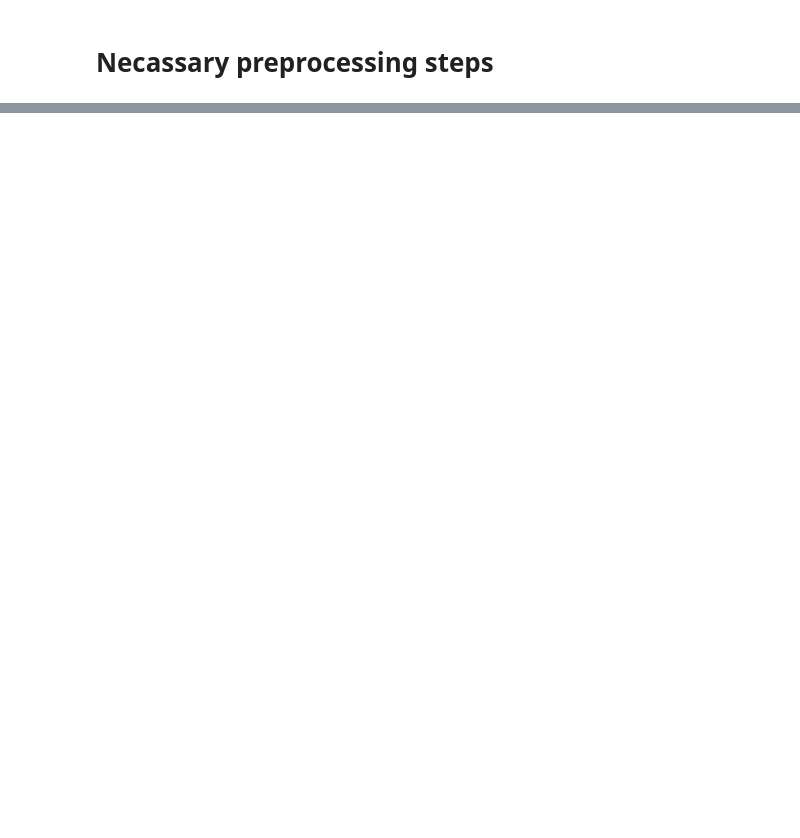
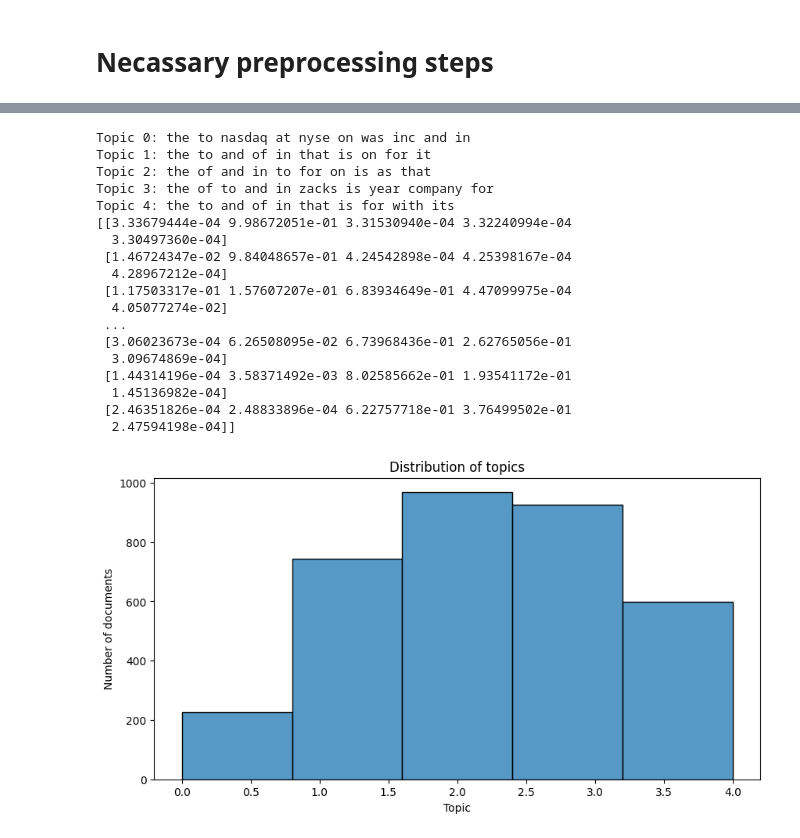
Before and after one commit to ifepechigo/Natural_Language_Processing, a Jupyter notebook: first_iteration.ipynb, the cells around one changed output, grey strips where cells are left out. Saved outputs shown, nothing was run; the diff lists cells and outputs as text; code cells hidden in the pictures; blank space fills up the shorter version.

Commit message:
Initial preprocessing first iter + LDA with a plot we don't understand but looks cool

```diff
--- a/first_iteration.ipynb
+++ b/first_iteration.ipynb
@@ -43,0 +66,15 @@ nvidia_df = df[df['title'].str.contains('NVIDIA|NVDA', case=False, na=False) |
+# %%
+#Pre processing steps
+def preprocess_text_iteration1(text):
+    text = text.strip()
+    # Replace URLs with an empty string
+    re.sub(r'http\S+|www\S+|https\S+', '', text, flags=re.MULTILINE)
+    words = word_tokenize(text.lower())
+    #check if the word is alpha numeric
+    alpha_words = [word for word in words if word.isalpha()]
+    #remove numbers
+    numbers_words = [word for word in alpha_words if not word.isdigit()]
+    return numbers_words
+
+# apply preprocessing
+nvidia_df['content'] = nvidia_df['content'].apply(preprocess_text_iteration1)
@@ -43,0 +87,5 @@ nvidia_df = df[df['title'].str.contains('NVIDIA|NVDA', case=False, na=False) |
+# %%
+#create a document term matrix
+vectorizer = CountVectorizer()
+X = vectorizer.fit_transform(nvidia_df['content'].apply(lambda x: ' '.join(x)))
+print(X.toarray())
@@ -43,0 +100,50 @@ nvidia_df = df[df['title'].str.contains('NVIDIA|NVDA', case=False, na=False) |
+# %%
+# train LDAModel
+from sklearn.decomposition import LatentDirichletAllocation
+lda = LatentDirichletAllocation(n_components=5, random_state=0)
+lda.fit(X)
+
+# get topics
+def get_topics(model, vectorizer, n_top_words):
+    words = vectorizer.get_feature_names_out()
+    topics = []
+    for topic in model.components_:
+        topic_words = [words[i] for i in topic.argsort()[:-n_top_words - 1:-1]]
+        topics.append(topic_words)
+    return topics
+
+topics = get_topics(lda, vectorizer, 10)
+for i, topic in enumerate(topics):
+    print('Topic {}: {}'.format(i, ' '.join(topic)))
+
+# get topic distribution for each document
+topic_dist = lda.transform(X)
+print(topic_dist)
+
+# plot the distribution of topics
+plt.figure(figsize=(10, 5))
+sns.histplot(topic_dist.argmax(axis=1), bins=5)
+plt.xlabel('Topic')
+plt.ylabel('Number of documents')
+plt.title('Distribution of topics')
+plt.show()
+# %% [output]
+Topic 0: the to nasdaq at nyse on was inc and in
+Topic 1: the to and of in that is on for it
+Topic 2: the of and in to for on is as that
+Topic 3: the of to and in zacks is year company for
+Topic 4: the to and of in that is for with its
+[[3.33679444e-04 9.98672051e-01 3.31530940e-04 3.32240994e-04
+  3.30497360e-04]
+ [1.46724347e-02 9.84048657e-01 4.24542898e-04 4.25398167e-04
+  4.28967212e-04]
+ [1.17503317e-01 1.57607207e-01 6.83934649e-01 4.47099975e-04
+  4.05077274e-02]
+ ...
+ [3.06023673e-04 6.26508095e-02 6.73968436e-01 2.62765056e-01
+  3.09674869e-04]
+ [1.44314196e-04 3.58371492e-03 8.02585662e-01 1.93541172e-01
+  1.45136982e-04]
+ [2.46351826e-04 2.48833896e-04 6.22757718e-01 3.76499502e-01
+  2.47594198e-04]]
+[figure, added]
```
Also changed, not shown: parts of 6 cells of this notebook.
